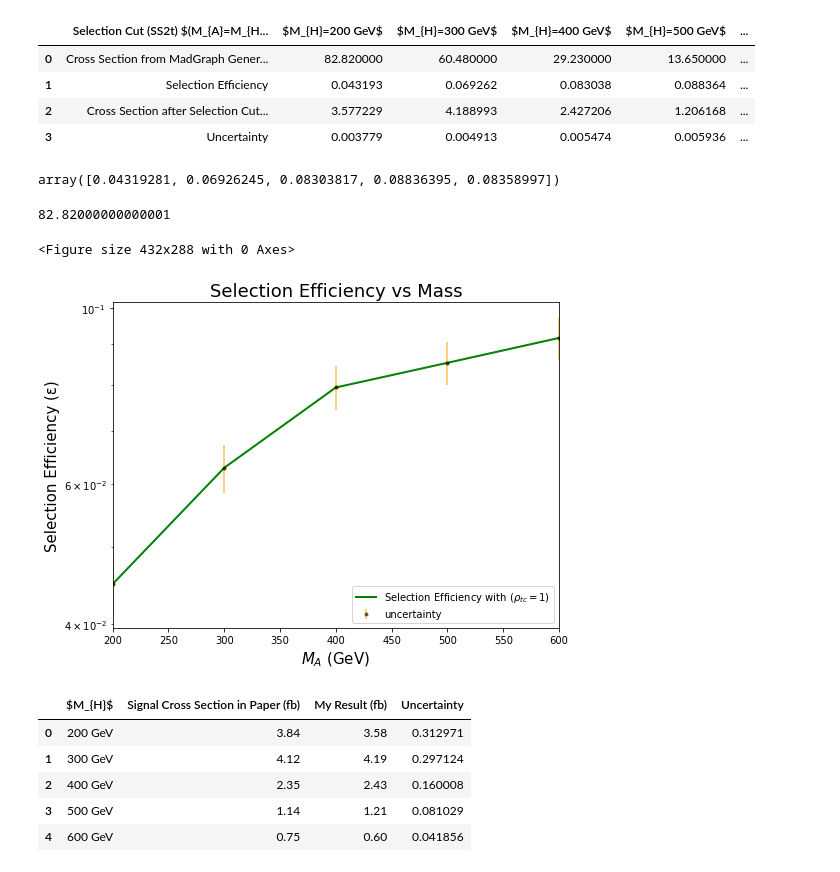
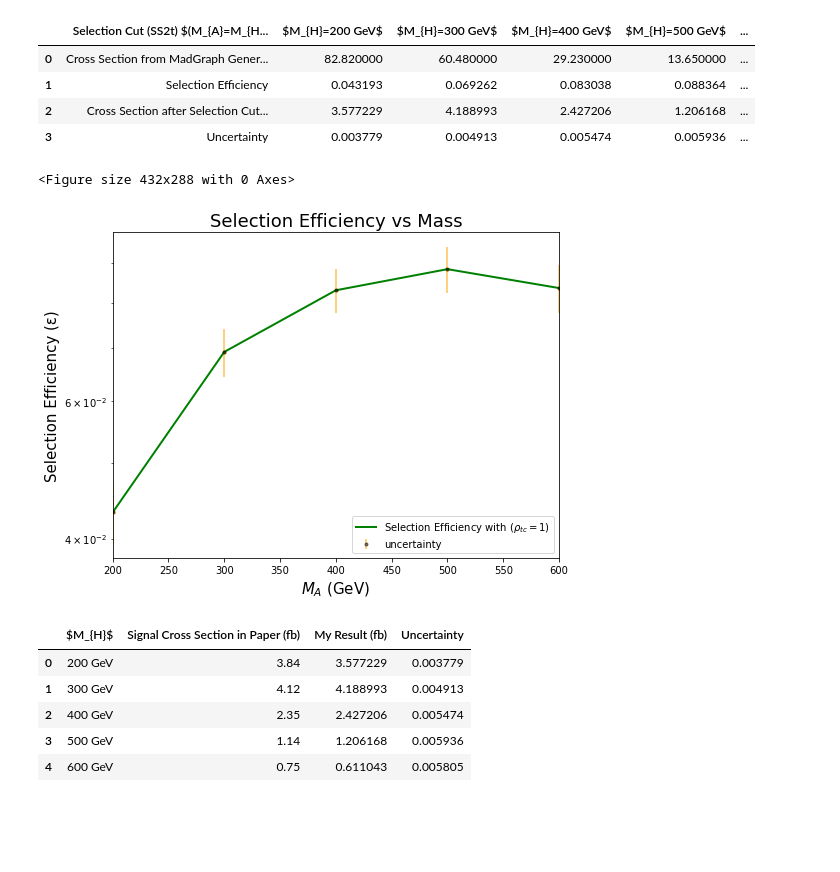
Before and after one commit to dlai211/Triple-Top, a Jupyter notebook: SS2t/SS2t.ipynb, the cells around one changed output. Cells and saved outputs as stored; diff of their text form; code cells hidden in the pictures; blank space fills up the shorter version.

```diff
--- a/SS2t/SS2t.ipynb
+++ b/SS2t/SS2t.ipynb
@@ -151,7 +144,7 @@ root_names = ['run_01/tag_1_delphes_events.root', 'run_02/tag_1_delphes_events.r
 f_tA = [uproot.open(root_dirs + name) for i, name in enumerate(root_names)]
 # %%
 # Cross Section From Madgraph Generation After Merging and Matching
-cs = np.array([0.08282, 0.06048, 0.02923, 0.01365, 0.00721])
+cs = np.array([0.08282, 0.06048, 0.02923, 0.01365, 0.00731])
 # %%
 m1 = function(f_tA[0], cs[0])
 m2 = function(f_tA[1], cs[1])
@@ -206,9 +199,3 @@ fd
 | 1 | Selection Efficiency | 0.043193 | 0.069262 | 0.083038 | 0.088364 | ... |
 | 2 | Cross Section after Selection Cut... | 3.577229 | 4.188993 | 2.427206 | 1.206168 | ... |
 | 3 | Uncertainty | 0.003779 | 0.004913 | 0.005474 | 0.005936 | ... |
-# %%
-m = [m1, m2, m3, m4, m5]
-f = np.array([m[i][8]/m[i][0] for i in range(len(m))])
-f
-# %% [output]
-array([0.04319281, 0.06926245, 0.08303817, 0.08836395, 0.08358997])
@@ -220,4 +201,0 @@ uf = uncer(f, es)
-# %%
-m1[-2]
-# %% [output]
-82.82000000000001
@@ -226,21 +202,22 @@ u = uf*np.array([m1[-2], m2[-2], m3[-2], m4[-2], m5[-2]])
 # %%
 plt.figure()
 m = [200, 300, 400, 500, 600]
-
+f = [m1[1][1], m2[1][1], m3[1][1], m4[1][1], m5[1][1]]
+uf = [m1[-1][-1], m2[-1][-1], m3[-1][-1], m4[-1][-1], m5[-1][-1]]
 plt.figure(figsize=(8, 6))
 plt.scatter(m, f, marker='.', c = 'orange')
 plt.xlim(200, 600)
 plt.yscale('log')
 plt.plot(m, f, 'g-', label=r'Selection Efficiency with ($\rho_{tc}=1$)', linewidth=2)
 plt.errorbar(m, f, yerr=uf, fmt='.', color='black', ecolor='orange', elinewidth=2, alpha=0.5, capsize=0, label='uncertainty')
 plt.title('Selection Efficiency vs Mass', fontsize=18)
 plt.xlabel(r'$M_{A}$ (GeV)', fontsize=15)
 plt.ylabel('Selection Efficiency (ε)', fontsize=15)
 plt.legend(loc='lower right')
 plt.show()
 # %% [output]
 <Figure size 432x288 with 0 Axes>
-[figure, old version]
+[figure, new version]
 # %%
 name = [
      '200 GeV',
@@ -250,17 +227,17 @@ name = [
      '600 GeV'
 ]
 n1 = [3.84, 4.12, 2.35, 1.14, 0.75]
-n2 = [m1[-1], m2[-1], m3[-1], m4[-1], m5[-1]]
+n2 = np.array([m1[-1][-2], m2[-1][-2], m3[-1][-2], m4[-1][-2], m5[-1][-2]])
 fd = pd.DataFrame({r'$M_{H}$': name,
     'Signal Cross Section in Paper (fb)': n1,
                    'My Result (fb)': n2,
-                   'Uncertainty': u
+                   'Uncertainty': uf
                    })
 fd
 # %% [output]
 |  | $M_{H}$ | Signal Cross Section in Paper (fb) | My Result (fb) | Uncertainty |
-| 0 | 200 GeV | 3.84 | 3.58 | 0.312971 |
-| 1 | 300 GeV | 4.12 | 4.19 | 0.297124 |
-| 2 | 400 GeV | 2.35 | 2.43 | 0.160008 |
-| 3 | 500 GeV | 1.14 | 1.21 | 0.081029 |
-| 4 | 600 GeV | 0.75 | 0.60 | 0.041856 |
+| 0 | 200 GeV | 3.84 | 3.577229 | 0.003779 |
+| 1 | 300 GeV | 4.12 | 4.188993 | 0.004913 |
+| 2 | 400 GeV | 2.35 | 2.427206 | 0.005474 |
+| 3 | 500 GeV | 1.14 | 1.206168 | 0.005936 |
+| 4 | 600 GeV | 0.75 | 0.611043 | 0.005805 |
```
Also changed, not shown: parts of 3 cells of this notebook.
